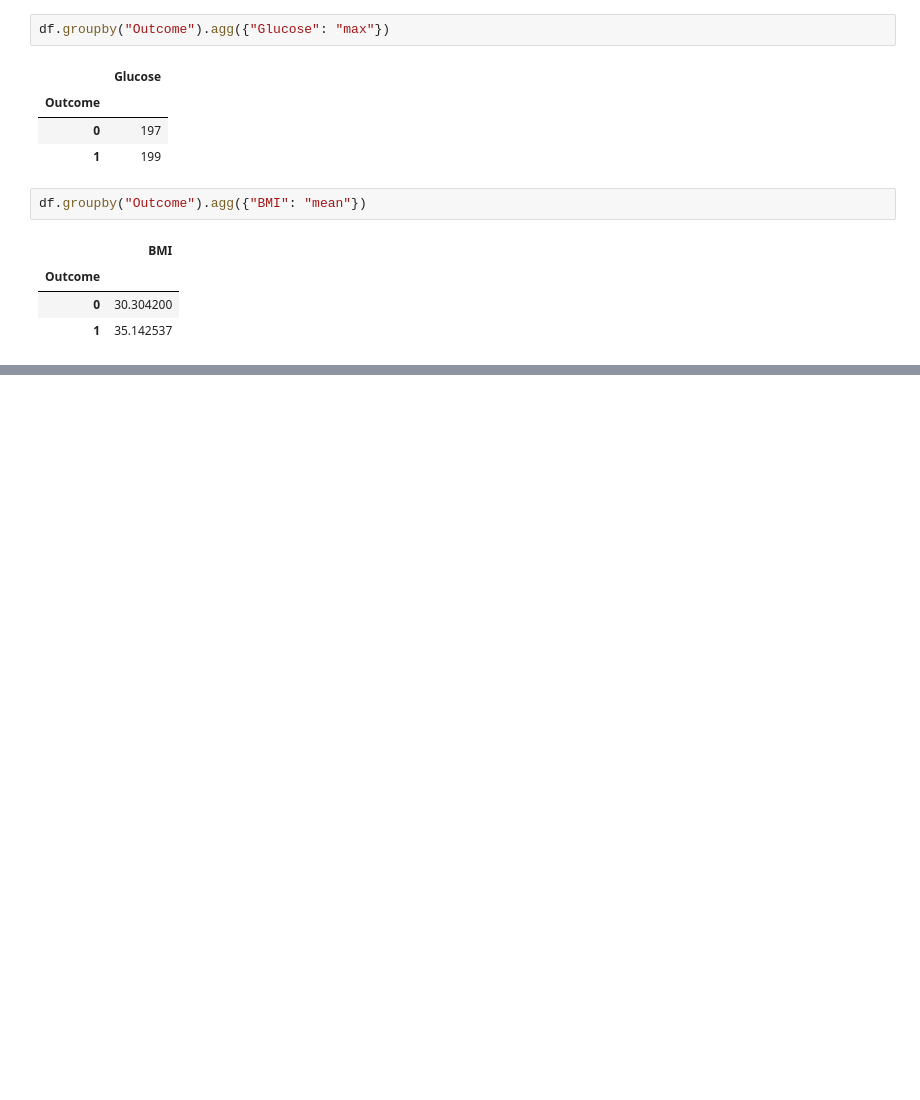
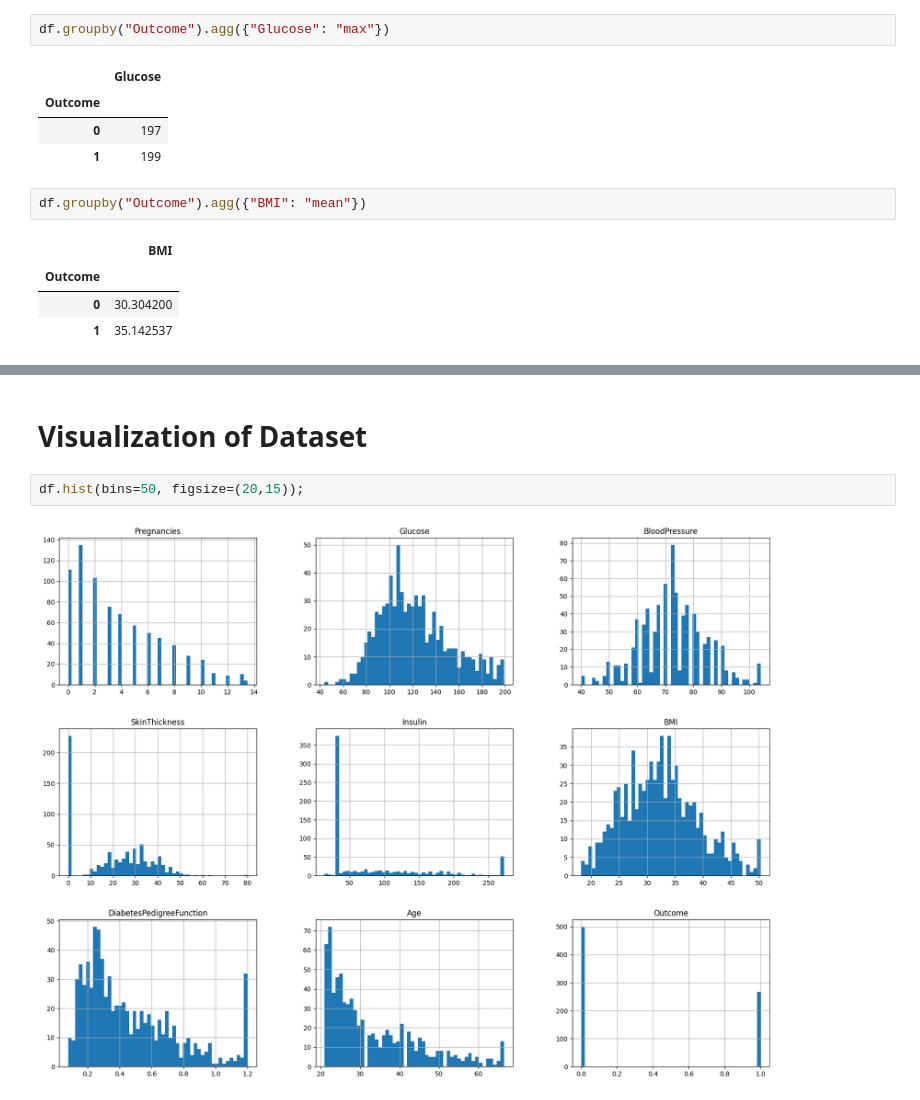
Before and after one commit to Cham75/Diabetes-analysis, a Jupyter notebook: main.ipynb, the cells around one changed output, grey strips where cells are left out. Drawn from its saved outputs; the diff is of its cells as text; blank space fills up the shorter version.

```diff
--- a/main.ipynb
+++ b/main.ipynb
@@ -162,0 +271,6 @@ df.groupby("Outcome").agg({"BMI": "mean"})
+# %% [markdown]
+# Visualization of Dataset
+# %%
+df.hist(bins=50, figsize=(20,15));
+# %% [output]
+[figure, added]
```
Also changed, not shown: parts of 69 cells of this notebook.
